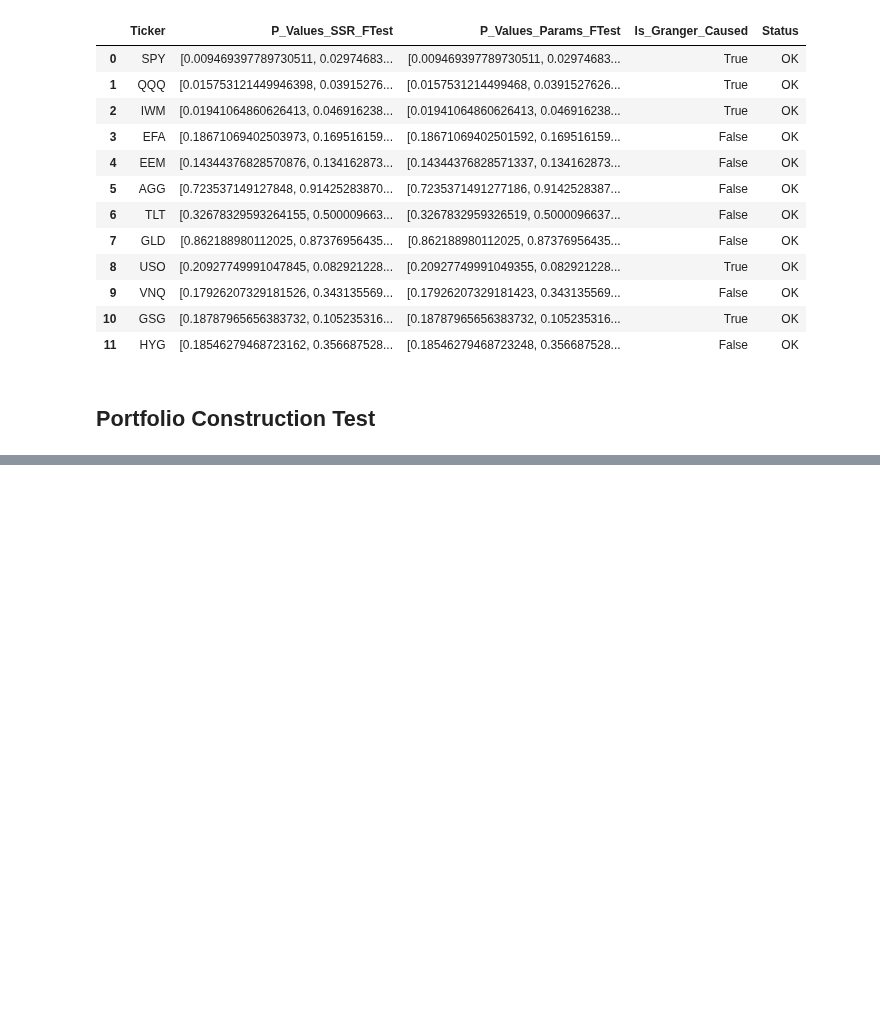
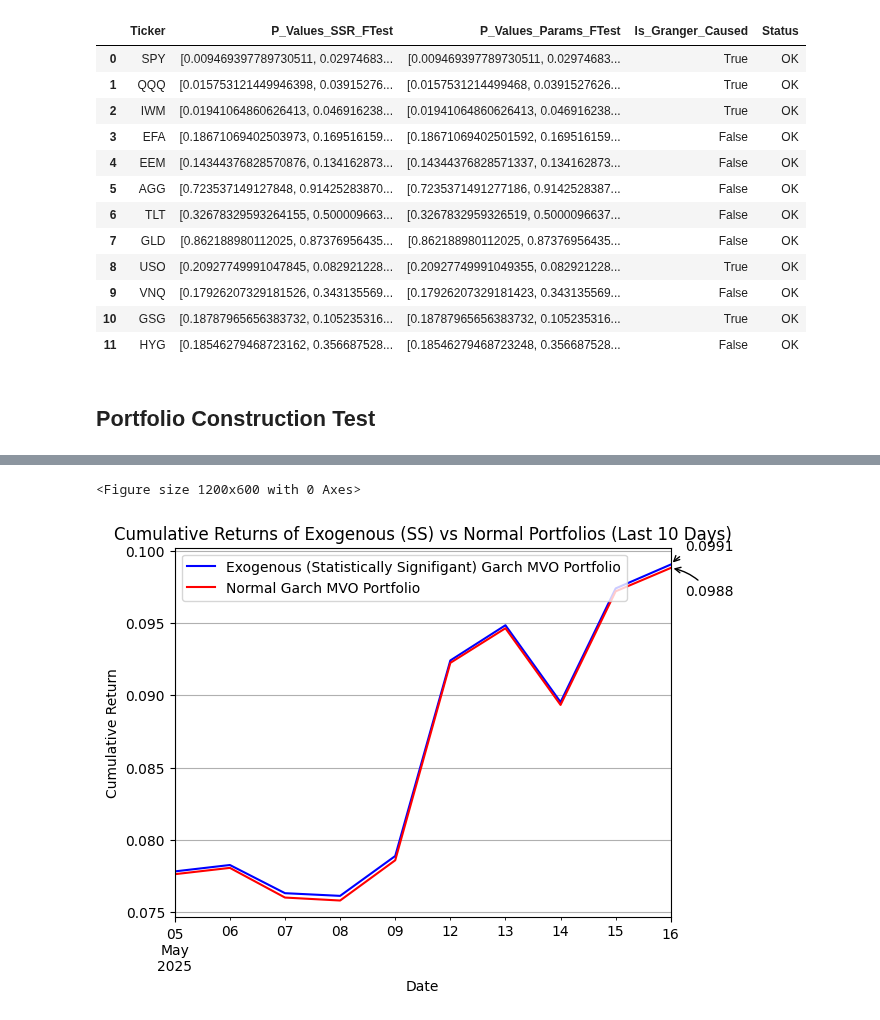
Before and after one commit to Kunj121/MacroFinance_HW2, a Jupyter notebook: project/regressions.ipynb, the cells around one changed output, grey strips where cells are left out. Drawn from its saved outputs; the diff is of its cells as text; code cells hidden in the pictures; blank space fills up the shorter version.

```diff
--- a/project/regressions.ipynb
+++ b/project/regressions.ipynb
@@ -626,0 +755,13 @@ granger_summary_df
+# %%
+exogenous_garch_ss = exogenous_garch.copy()
+# %%
+for ticker in not_ss_assets['ticker']:
+    exogenous_garch_ss[ticker] = normal_garch[ticker]
+# %%
+exogenous_ss_portfolio_rets = pmh.calc_dynamic_tangency_weights(
+    returns=rets_df,
+    variances=exogenous_garch_ss,
+    annual_factor=252,
+    cov_regularization=1,
+    return_port_ret=True
+)
@@ -626,0 +776,3 @@ granger_summary_df
+# %%
+exogenous_ss_cum_rets = (1 + exogenous_ss_portfolio_rets).cumprod() - 1
+exogenous_ss_cum_rets.columns = ['Exogenous (Statistically Signifigant) Garch MVO Portfolio']
@@ -626,0 +795,34 @@ granger_summary_df
+# %%
+CHART_WINDOW_SIZE = 10
+
+plt.figure(figsize=(12, 6))
+ax = exogenous_ss_cum_rets.iloc[-CHART_WINDOW_SIZE:].plot(label='Exogenous Portfolio', color='blue')
+normal_cum_rets.iloc[-CHART_WINDOW_SIZE:].plot(ax=ax, label='Normal Portfolio', color='red')
+
+# Get the last values - extract scalar values with .values[0] or .item()
+last_date = exogenous_ss_cum_rets.index[-1]
+last_exo_value = exogenous_ss_cum_rets.iloc[-1].item()  # Convert to scalar
+last_normal_value = normal_cum_rets.iloc[-1].item()  # Convert to scalar
+
+# Annotate the last points
+plt.annotate(f'{last_exo_value:.4f}',
+             xy=(last_date, last_exo_value),
+             xytext=(10, 10),  # Offset text by 10 points
+             textcoords='offset points',
+             arrowprops=dict(arrowstyle='->', connectionstyle='arc3,rad=0.2'))
+
+plt.annotate(f'{last_normal_value:.4f}',
+             xy=(last_date, last_normal_value),
+             xytext=(10, -20),  # Offset text by 10 points horizontally, -20 points vertically
+             textcoords='offset points',
+             arrowprops=dict(arrowstyle='->', connectionstyle='arc3,rad=0.2'))
+
+plt.title('Cumulative Returns of Exogenous (SS) vs Normal Portfolios (Last 10 Days)')
+plt.xlabel('Date')
+plt.ylabel('Cumulative Return')
+plt.legend(loc='upper left')
+plt.grid(True)
+plt.show()
+# %% [output]
+<Figure size 1200x600 with 0 Axes>
+[figure, added]
```
Also changed, not shown: parts of 31 cells of this notebook, 1 other file.
